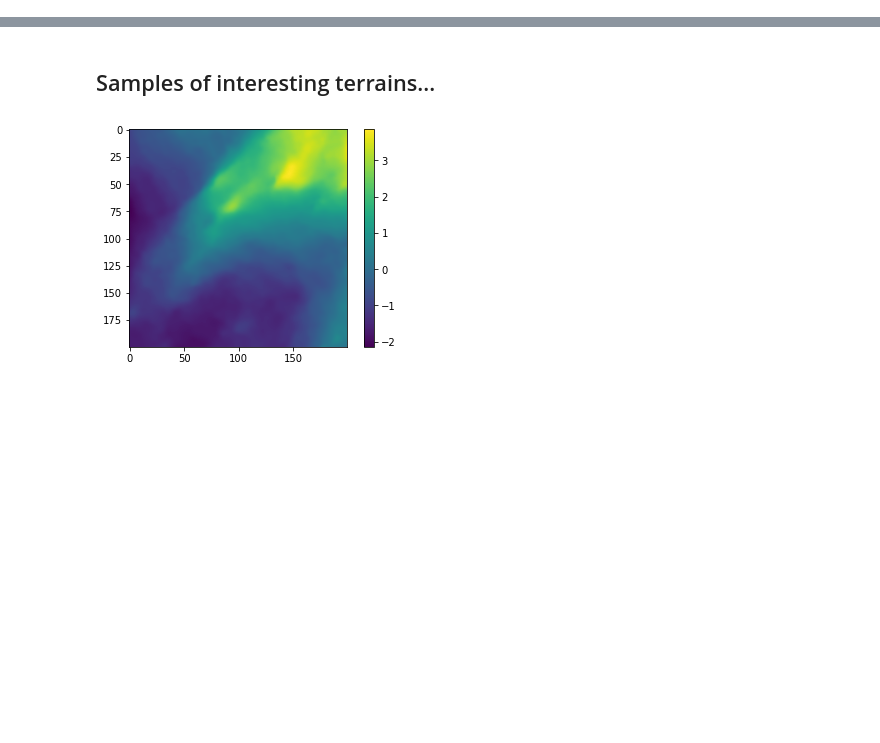
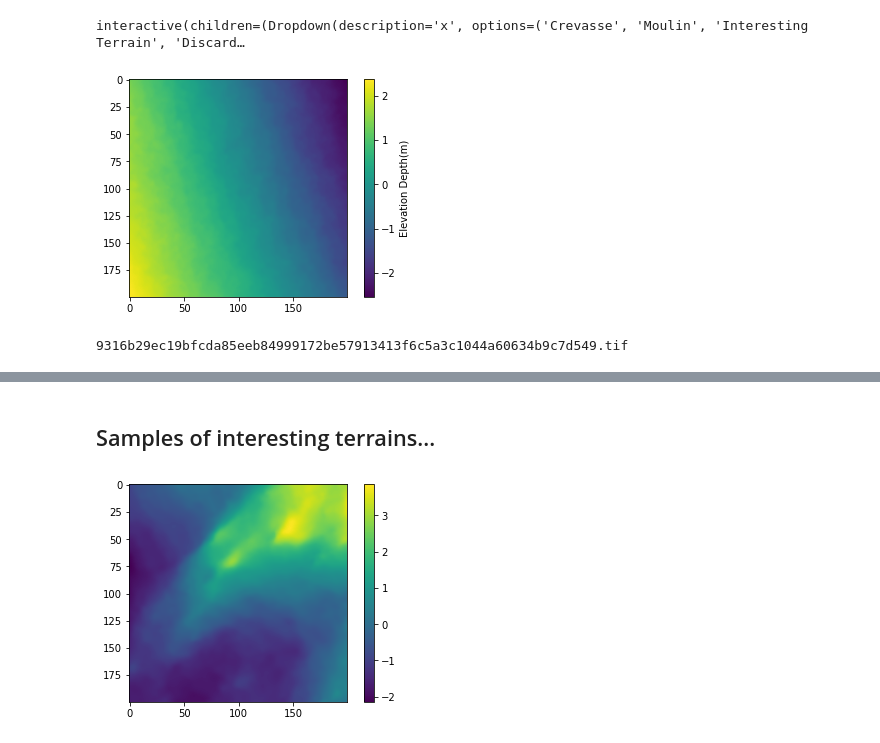
Before and after one commit to MinesGlaciology/cashEnv, a Jupyter notebook: Random_sample_crevasses.ipynb, the cells around one changed output, grey strips where cells are left out. Saved outputs shown, nothing was run; the diff lists cells and outputs as text; code cells hidden in the pictures; blank space fills up the shorter version.

```diff
--- a/Random_sample_crevasses.ipynb
+++ b/Random_sample_crevasses.ipynb
@@ -24,0 +71,65 @@ print(coords)
+# %%
+
+
+
+x =['Crevasse','Moulin','Interesting Terrain ', 'Discard']
+def f(x):
+    return x
+y = interactive(f, x =['Crevasse','Moulin','Interesting Terrain','Discard']);
+
+
+button = widgets.Button(description="Click Me!")
+output = widgets.Output()
+
+display(button, y)
+
+tile = file_list.pop()
+sample = rio.open(tile_dir + tile)
+coords = sample.lnglat()
+
+x1 = plt.imshow(sample.read().reshape((200,200)))
+cbar = plt.colorbar(x1)
+cbar.set_label('Elevation Depth(m)')
+plt.show()
+
+def on_button_clicked(b):
+    with output:
+        """if y.result == 'Crevasse':
+            dest1 = shutil.move(source+tile, destination1)
+
+        elif y.result == 'Moulin':
+            dest2 = shutil.move(source+tile, destination2)
+
+        elif y.result == 'Interesting Terrain':
+            dest3 = shutil.move(source+tile, destination3)
+
+        elif y.result == 'Discard':
+            dest4 = shutil.move(source+tile, destination4)
+        """
+        clear_output()
+        #tile = np.random.choice(file_list)
+        tile = file_list.pop()
+        sample = rio.open(tile_dir + tile)
+        coords = sample.lnglat()
+
+        x1 = plt.imshow(sample.read().reshape((200,200)))
+        cbar = plt.colorbar(x1)
+        cbar.set_label('Elevation Depth(m)')
+
+        plt.show()
+        print(y.result)
+        print(tile)
+        print(coords)
+
+button.on_click(on_button_clicked)
+
+
+
+# look up a button funciton in interact,-> click causes action to occur
+
+# cursor click selection - move this file, clear output, then replot
+
+# button will take file name, and move it  based on result of x in func
+
+# interact with a dict?
+# %% [output]
@@ -24,0 +137,6 @@ print(coords)
+interactive(children=(Dropdown(description='x', options=('Crevasse', 'Moulin', 'Interesting Terrain', 'Discard…
+[figure, added]
+# %%
+print(tile)
+# %% [output]
+9316b29ec19bfcda85eeb84999172be57913413f6c5a3c1044a60634b9c7d549.tif
```
Also changed, not shown: parts of 13 cells of this notebook.
